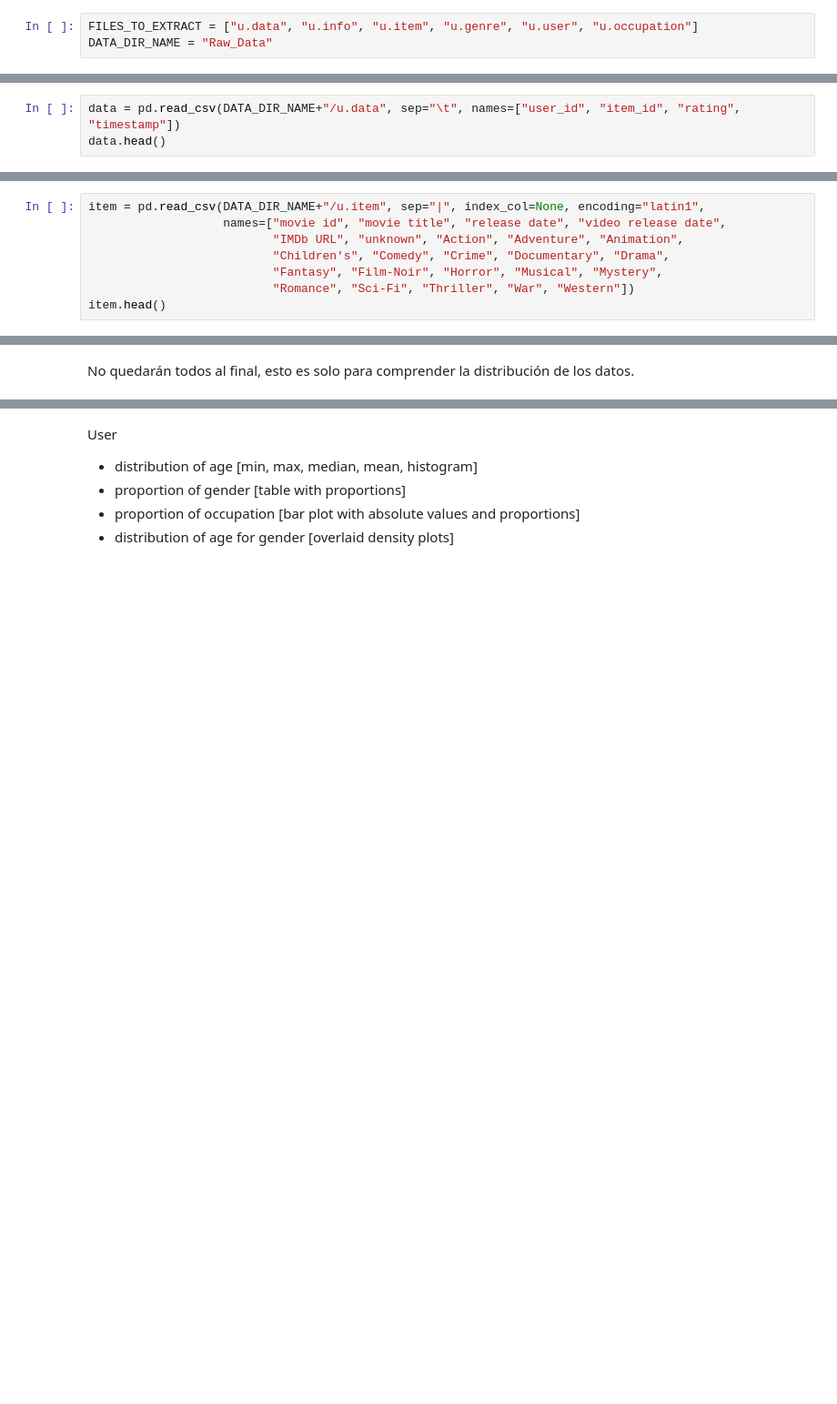
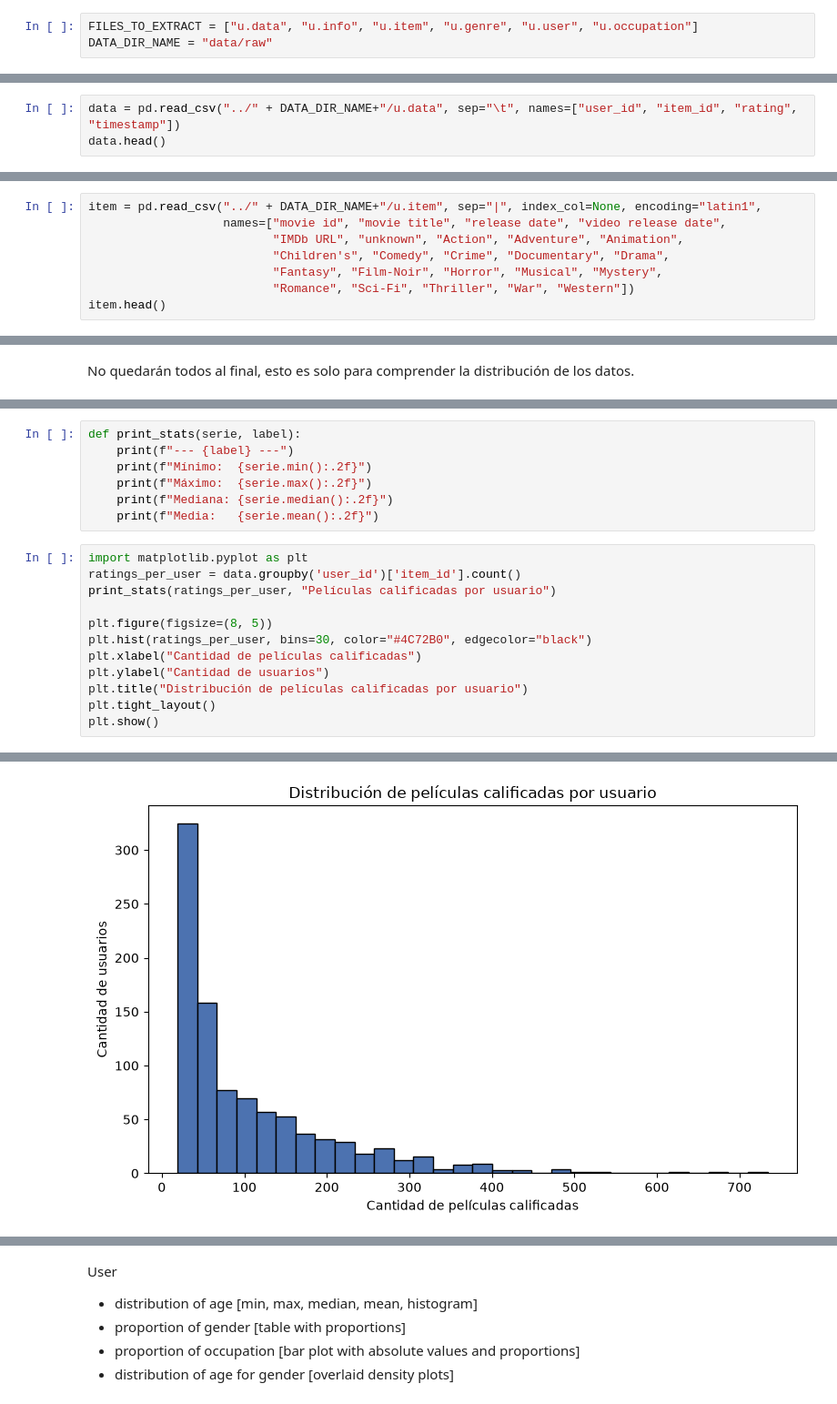
Before and after one commit to AndresCalderonRamirez/Data-Set-Movie-lens, a Jupyter notebook: notebooks/data_cleaning.ipynb, the cells around one changed output, grey strips where cells are left out. Shown at 91% size. Drawn from its saved outputs; the diff is of its cells as text; blank space fills up the shorter version.

Commit message:
Data e items

```diff
--- a/notebooks/data_cleaning.ipynb
+++ b/notebooks/data_cleaning.ipynb
@@ -29,7 +29,7 @@ from pathlib import Path
 ### Importar zip
 # %%
 FILES_TO_EXTRACT = ["u.data", "u.info", "u.item", "u.genre", "u.user", "u.occupation"]
-DATA_DIR_NAME = "Raw_Data"
+DATA_DIR_NAME = "data/raw"
 # %%
 def extract_data_from_zip(zip_name, target_dir_name):
     zip_path = Path(zip_name)
@@ -67,7 +67,7 @@ Para cada tabla (data, info, item, genre, user, occupation) se importan los dato
 * This is a tab separated list of **user id | item id | rating | timestamp**.
 * The time stamps are unix seconds since 1/1/1970 UTC
 # %%
-data = pd.read_csv(DATA_DIR_NAME+"/u.data", sep="\t", names=["user_id", "item_id", "rating", "timestamp"])
+data = pd.read_csv("../" + DATA_DIR_NAME+"/u.data", sep="\t", names=["user_id", "item_id", "rating", "timestamp"])
 data.head()
 # %% [output]
 |  | user_id | item_id | rating | timestamp |
@@ -172,7 +172,7 @@ memory usage: 180.0+ bytes
 * The last 19 fields are the genres, a 1 indicates the movie is of that genre, a 0 indicates it is not; movies can be in several genres at once.
 * The movie ids are the ones used in the u.data data set.
 # %%
-item = pd.read_csv(DATA_DIR_NAME+"/u.item", sep="|", index_col=None, encoding="latin1",
+item = pd.read_csv("../" + DATA_DIR_NAME+"/u.item", sep="|", index_col=None, encoding="latin1",
                    names=["movie id", "movie title", "release date", "video release date",
                           "IMDb URL", "unknown", "Action", "Adventure", "Animation",
                           "Children's", "Comedy", "Crime", "Documentary", "Drama",
@@ -507,0 +504,20 @@ Data
+# %%
+def print_stats(serie, label):
+    print(f"--- {label} ---")
+    print(f"Mínimo:  {serie.min():.2f}")
+    print(f"Máximo:  {serie.max():.2f}")
+    print(f"Mediana: {serie.median():.2f}")
+    print(f"Media:   {serie.mean():.2f}")
+# %%
+import matplotlib.pyplot as plt
+ratings_per_user = data.groupby('user_id')['item_id'].count()
+print_stats(ratings_per_user, "Películas calificadas por usuario")
+
+plt.figure(figsize=(8, 5))
+plt.hist(ratings_per_user, bins=30, color="#4C72B0", edgecolor="black")
+plt.xlabel("Cantidad de películas calificadas")
+plt.ylabel("Cantidad de usuarios")
+plt.title("Distribución de películas calificadas por usuario")
+plt.tight_layout()
+plt.show()
+# %% [output]
@@ -507,0 +529 @@ Data
+[figure, added]
```
Also changed, not shown: parts of 30 cells of this notebook.
